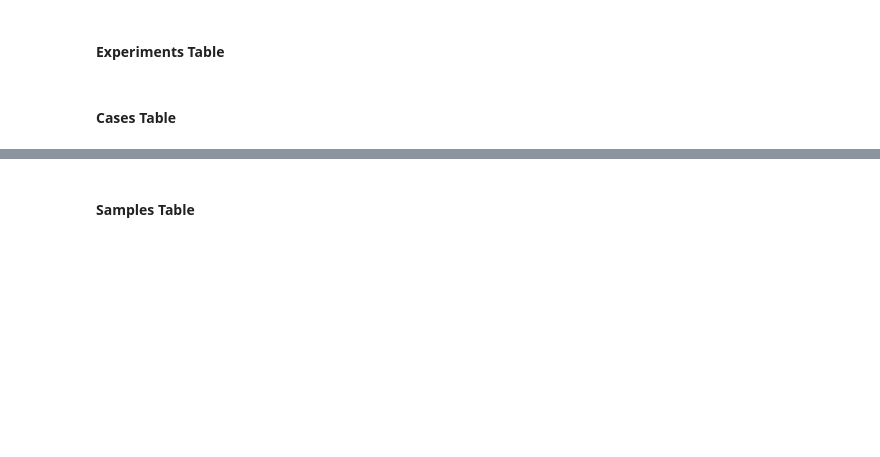
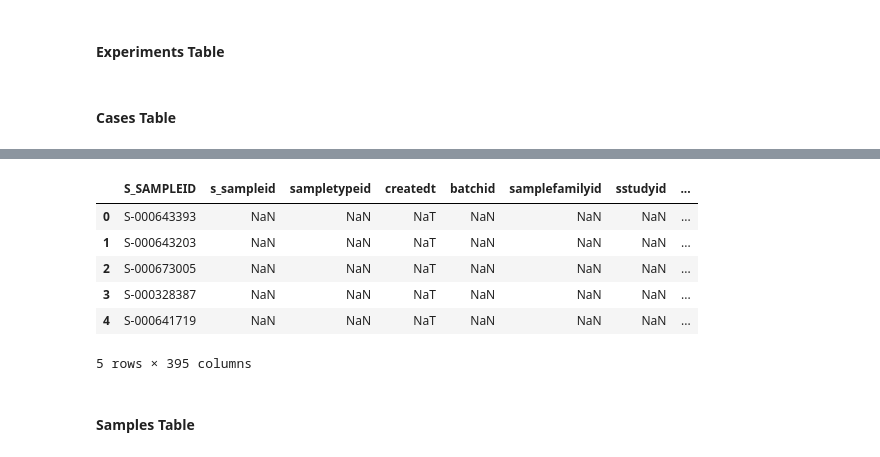
Before and after one commit to Jaclyn922/Data-Scientist-Co-op-in-Brigham-and-Women-s-Hospital, a Jupyter notebook: notebook/study-overview.ipynb, the cells around one changed output, grey strips where cells are left out. Cells and saved outputs as stored; diff of their text form; code cells hidden in the pictures; blank space fills up the shorter version.

```diff
--- a/notebook/study-overview.ipynb
+++ b/notebook/study-overview.ipynb
@@ -761,0 +743,10 @@ cases
+# %%
+samples.head()
+# %% [output]
+|  | S_SAMPLEID | s_sampleid | sampletypeid | createdt | batchid | samplefamilyid | sstudyid | ... |
+| 0 | S-000643393 | NaN | NaN | NaT | NaN | NaN | NaN | ... |
+| 1 | S-000643203 | NaN | NaN | NaT | NaN | NaN | NaN | ... |
+| 2 | S-000673005 | NaN | NaN | NaT | NaN | NaN | NaN | ... |
+| 3 | S-000328387 | NaN | NaN | NaT | NaN | NaN | NaN | ... |
+| 4 | S-000641719 | NaN | NaN | NaT | NaN | NaN | NaN | ... |
+5 rows × 395 columns
```
Also changed, not shown: parts of 9 cells of this notebook.
